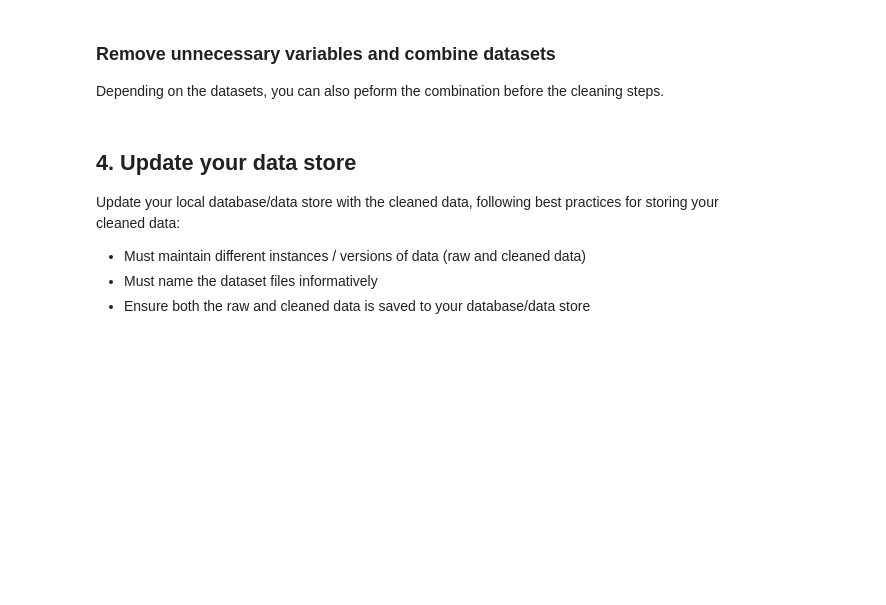
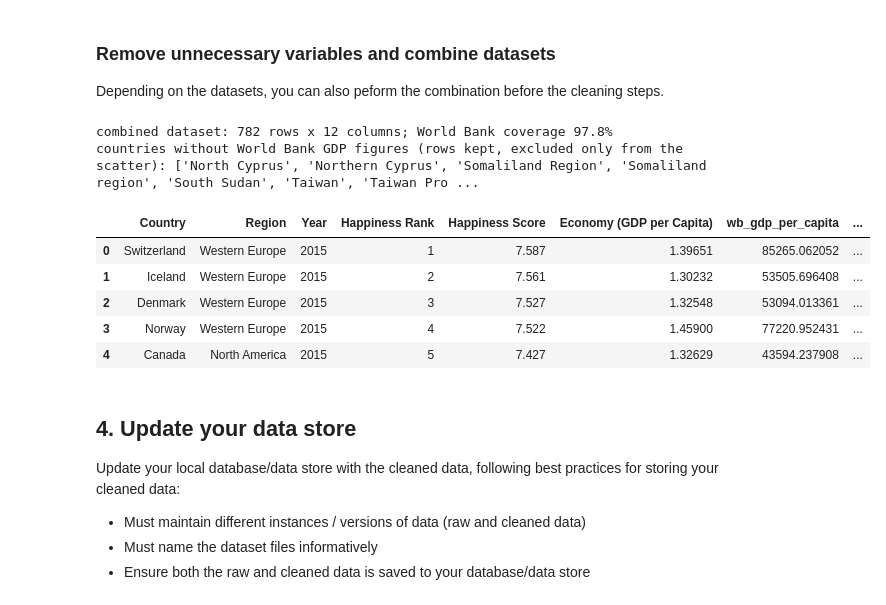
Before and after one commit to EduardoNicacio/Udacity_Data-Analyst_P3_Real_World_Data_Wrangling, a Jupyter notebook: data_wrangling_project_starter.ipynb, the cells around one changed output. Saved outputs shown, nothing was run; the diff lists cells and outputs as text; code cells hidden in the pictures; blank space fills up the shorter version.

Commit message:
Commiting the latest changes before project review.

```diff
--- a/data_wrangling_project_starter.ipynb
+++ b/data_wrangling_project_starter.ipynb
@@ -153,3 +610,52 @@ Depending on the datasets, you can also peform the combination before the cleani
+# %%
+# Remove unnecessary variables, then combine:
+# Step 1: restore the Region column for 2017-2019 (their source files no longer carry it)
+# using a Country -> Region lookup built from the 2015/2016 tables, which do carry Region;
+# the three countries the lookup cannot cover receive the report's own region labels.
+region_lookup = (
+    pd.concat([CLEAN_YEARLY[2015][["Country", "Region"]],
+               CLEAN_YEARLY[2016][["Country", "Region"]]])
+    .dropna().drop_duplicates("Country").set_index("Country")["Region"].to_dict())
+region_lookup.update({
+    "Northern Cyprus": "Western Europe",        # report labels North/Northern Cyprus 'Western Europe'
+    "Gambia, The": "Sub-Saharan Africa",        # labeled Sub-Saharan Africa wherever the report includes it
+    "Taiwan Province of China": "Eastern Asia", # 2015-2016 spell the same country 'Taiwan', 'Eastern Asia'
+})
+happiness_all_years["Region"] = happiness_all_years["Region"].fillna(
+    happiness_all_years["Country"].map(region_lookup))
+assert happiness_all_years["Region"].notna().all(), "some countries still lack a Region"
+
+# Step 2: keep only the analysis-relevant variables (basic dimensionality reduction);
+# Standard Error, the confidence intervals, Dystopia Residual etc. are not needed.
+KEEP_COLUMNS = ["Country", "Region", "Year", "Happiness Rank", "Happiness Score",
+                "Economy (GDP per Capita)", "wb_gdp_per_capita", "Social support",
+                "Health (Life Expectancy)", "Freedom", "Generosity", "Perceptions of corruption"]
+cleaned = happiness_all_years[[c for c in KEEP_COLUMNS if c in happiness_all_years.columns]]
+
+# Step 3: combine the two datasets - left join on Country + Year keeps every happiness
+# observation and attaches the World Bank GDP per capita where the API provides one.
+cleaned = cleaned.merge(wb_gdp[["Country", "Year", "wb_gdp_per_capita"]],
+                        on=["Country", "Year"], how="left")
+cleaned = cleaned[KEEP_COLUMNS]  # final tidy column order
+
+# sanity checks required by the project
+match_rate = cleaned["wb_gdp_per_capita"].notna().mean()
+assert cleaned.shape[1] >= 4, "combined table must keep at least four variables"
+assert cleaned.shape[0] == len(happiness_all_years), "the left join must not drop observations"
+print(f"combined dataset: {cleaned.shape[0]} rows x {cleaned.shape[1]} columns; "
+      f"World Bank coverage {match_rate:.1%}")
+missing_wb = sorted(set(cleaned.loc[cleaned["wb_gdp_per_capita"].isnull(), "Country"]))
+print("countries without World Bank GDP figures (rows kept, excluded only from the scatter):", missing_wb)
+cleaned.head()
+# %% [output]
+combined dataset: 782 rows x 12 columns; World Bank coverage 97.8%
+countries without World Bank GDP figures (rows kept, excluded only from the scatter): ['North Cyprus', 'Northern Cyprus', 'Somaliland Region', 'Somaliland region', 'South Sudan', 'Taiwan', 'Taiwan Pro ...
+|  | Country | Region | Year | Happiness Rank | Happiness Score | Economy (GDP per Capita) | wb_gdp_per_capita | ... |
+| 0 | Switzerland | Western Europe | 2015 | 1 | 7.587 | 1.39651 | 85265.062052 | ... |
+| 1 | Iceland | Western Europe | 2015 | 2 | 7.561 | 1.30232 | 53505.696408 | ... |
+| 2 | Denmark | Western Europe | 2015 | 3 | 7.527 | 1.32548 | 53094.013361 | ... |
+| 3 | Norway | Western Europe | 2015 | 4 | 7.522 | 1.45900 | 77220.952431 | ... |
+| 4 | Canada | North America | 2015 | 5 | 7.427 | 1.32629 | 43594.237908 | ... |
 # %% [markdown]
 ## 4. Update your data store
 Update your local database/data store with the cleaned data, following best practices for storing your cleaned data:
```
Also changed, not shown: parts of 92 cells of this notebook, 9 other files.
